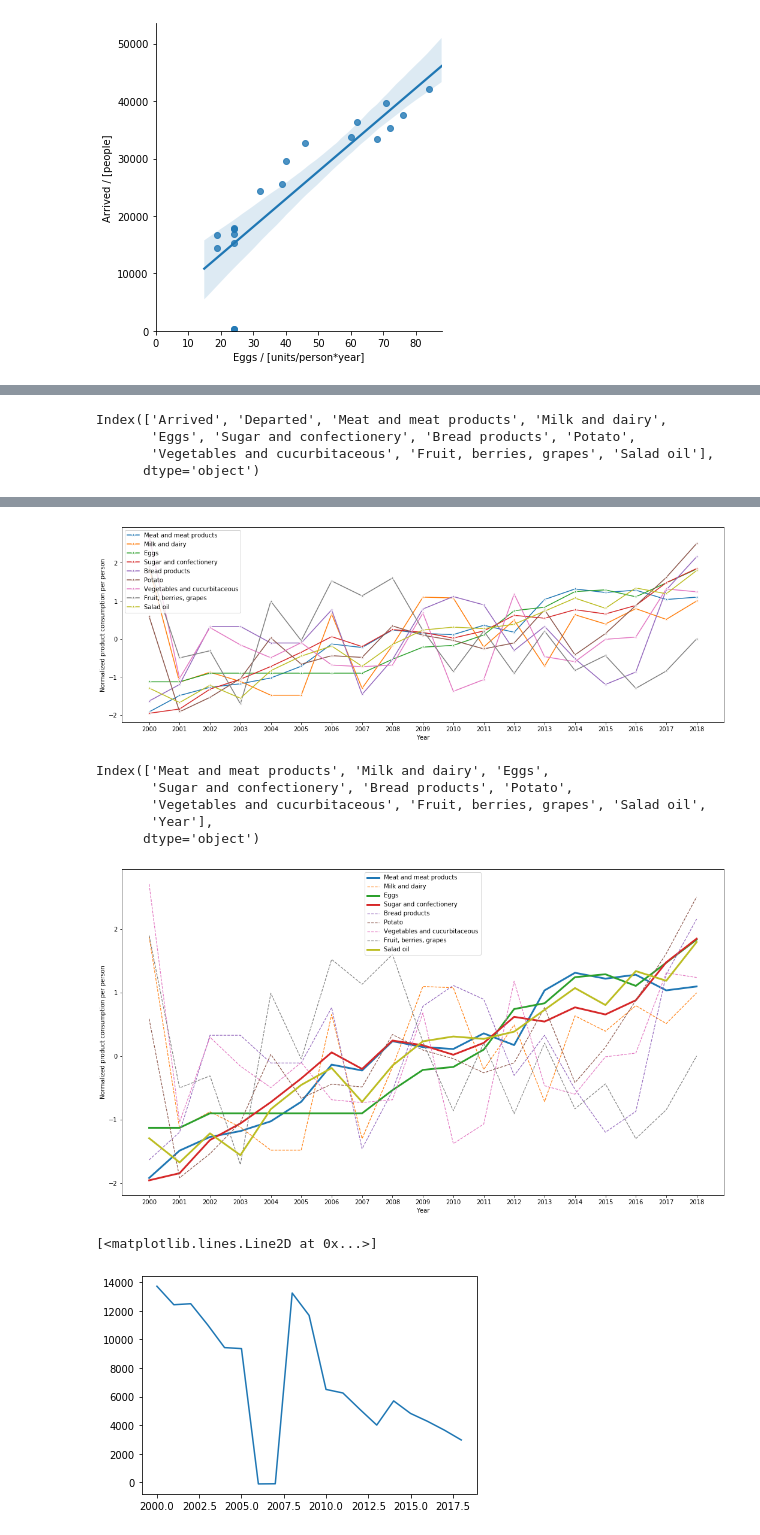
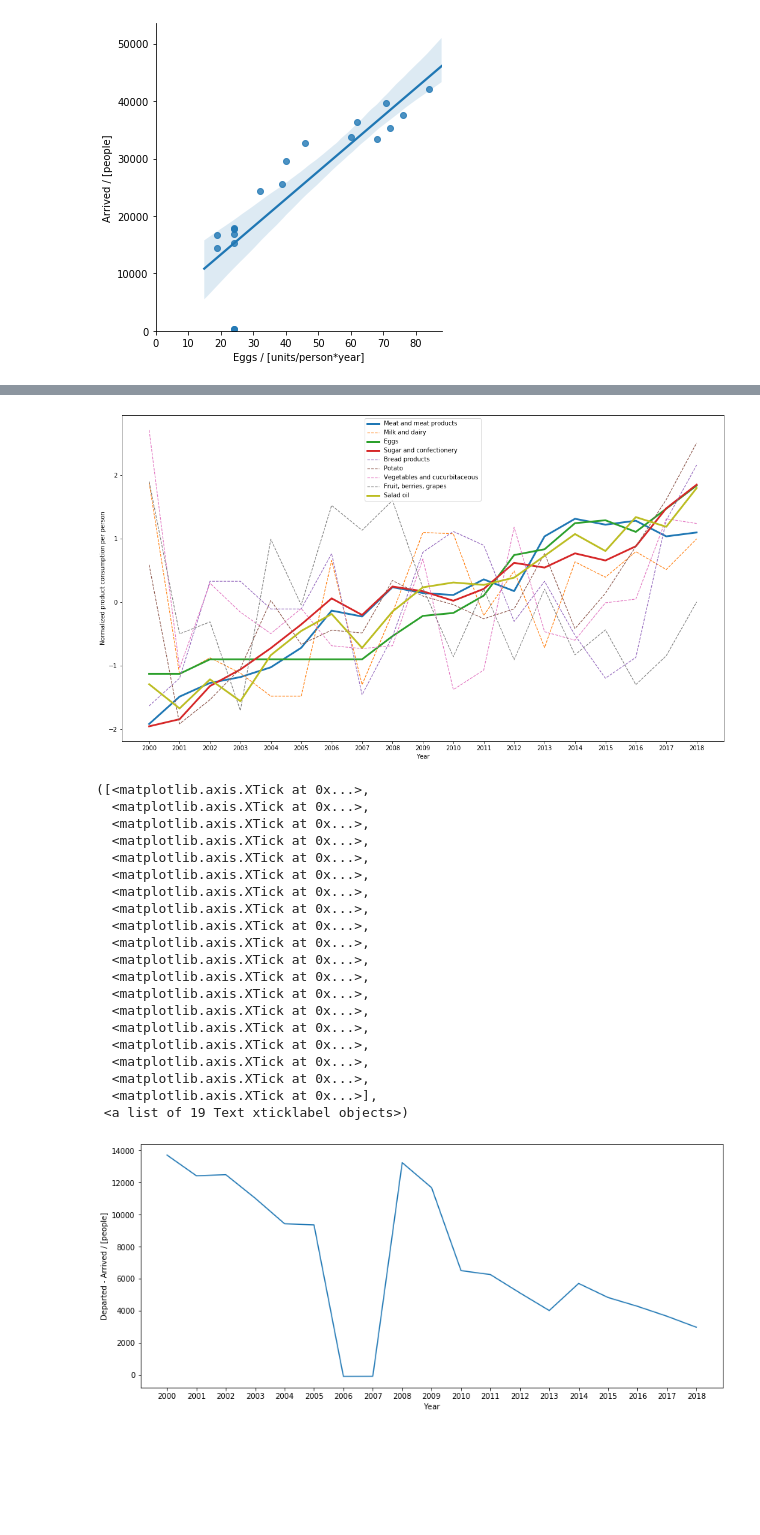
Before and after one commit to AlexandrKachko/numiter, a Jupyter notebook: TJ_Migration_Food_Consumption/TJ Migration and Food Consumption.ipynb, the cells around one changed output, grey strips where cells are left out. Drawn from its saved outputs; the diff is of its cells as text; code cells hidden in the pictures; blank space fills up the shorter version.

```diff
--- a/TJ_Migration_Food_Consumption/TJ Migration and Food Consumption.ipynb
+++ b/TJ_Migration_Food_Consumption/TJ Migration and Food Consumption.ipynb
@@ -159,8 +166 @@ plt.show()
-# %%
-df.drop(['Year'], axis=1).columns
-# %% [output]
-Index(['Arrived', 'Departed', 'Meat and meat products', 'Milk and dairy',
-       'Eggs', 'Sugar and confectionery', 'Bread products', 'Potato',
-       'Vegetables and cucurbitaceous', 'Fruit, berries, grapes', 'Salad oil'],
-      dtype='object')
 # %%
@@ -182,41 +182,46 @@ dff.head()
 | 3 | -1.182484 | -1.120486 | -0.902710 | -1.062444 | 0.325889 | -1.046836 | ... |
 | 4 | -1.028599 | -1.483027 | -0.902710 | -0.726625 | -0.110160 | 0.025877 | ... |
 # %%
-fig, ax = plt.subplots(figsize=(18,6))
+fig, ax = plt.subplots(figsize=(18,10))
 for col in dff.drop(['Year'], axis=1).columns:
-    sns.lineplot(x='Year', y=col, data=dff, marker='*', ax=ax)
+    if col in ['Meat and meat products', 'Eggs','Sugar and confectionery','Salad oil']:
+        plt.plot(dff['Year'], dff[col], linewidth=3)
+    else:
+        plt.plot(dff['Year'], dff[col], linewidth=1.2, linestyle='dashed')
 ax.legend(dff.drop(['Year'], axis=1).columns)
-ax.set_xticks(dff['Year'])
+ax.set_xticks(years)
 ax.set_xlabel('Year')
 ax.set_ylabel('Normalized product consumption per person')
+
 plt.show()
 # %% [output]
-[figure, old version]
+[figure, new version]
-# %%
-dff.columns
-# %% [output]
-Index(['Meat and meat products', 'Milk and dairy', 'Eggs',
-       'Sugar and confectionery', 'Bread products', 'Potato',
-       'Vegetables and cucurbitaceous', 'Fruit, berries, grapes', 'Salad oil',
-       'Year'],
-      dtype='object')
-# %%
-fig, ax = plt.subplots(figsize=(18,10))
-for col in dff.drop(['Year'], axis=1).columns:
-    if col in ['Meat and meat products', 'Eggs','Sugar and confectionery','Salad oil']:
-        plt.plot(dff['Year'], dff[col], linewidth=3)
-    else:
-        plt.plot(dff['Year'], dff[col], linewidth=1.2, linestyle='dashed')
-ax.legend(dff.drop(['Year'], axis=1).columns)
-ax.set_xticks(dff['Year'])
-ax.set_xlabel('Year')
-ax.set_ylabel('Normalized product consumption per person')
-#ax.legend(loc='best', bbox_to_anchor=(0.5, 0., 0.5, 0.5))
-plt.show()
-# %% [output]
-[figure, removed]
-# %%
-plt.plot(df['Year'], -df['Arrived']+df['Departed'])
-# %% [output]
-[<matplotlib.lines.Line2D at 0x...>]
-[figure, removed]
+# %%
+# Absolute migration deficit
+plt.figure(figsize=(14,6))
+plt.plot(df['Year'], df['Departed']-df['Arrived'])
+plt.xlabel('Year')
+plt.ylabel('Departed - Arrived / [people]')
+plt.xticks(years)
+# %% [output]
+([<matplotlib.axis.XTick at 0x...>,
+  <matplotlib.axis.XTick at 0x...>,
+  <matplotlib.axis.XTick at 0x...>,
+  <matplotlib.axis.XTick at 0x...>,
+  <matplotlib.axis.XTick at 0x...>,
+  <matplotlib.axis.XTick at 0x...>,
+  <matplotlib.axis.XTick at 0x...>,
+  <matplotlib.axis.XTick at 0x...>,
+  <matplotlib.axis.XTick at 0x...>,
+  <matplotlib.axis.XTick at 0x...>,
+  <matplotlib.axis.XTick at 0x...>,
+  <matplotlib.axis.XTick at 0x...>,
+  <matplotlib.axis.XTick at 0x...>,
+  <matplotlib.axis.XTick at 0x...>,
+  <matplotlib.axis.XTick at 0x...>,
+  <matplotlib.axis.XTick at 0x...>,
+  <matplotlib.axis.XTick at 0x...>,
+  <matplotlib.axis.XTick at 0x...>,
+  <matplotlib.axis.XTick at 0x...>],
+ <a list of 19 Text xticklabel objects>)
+[figure, added]
```
Also changed, not shown: parts of 14 cells of this notebook.
